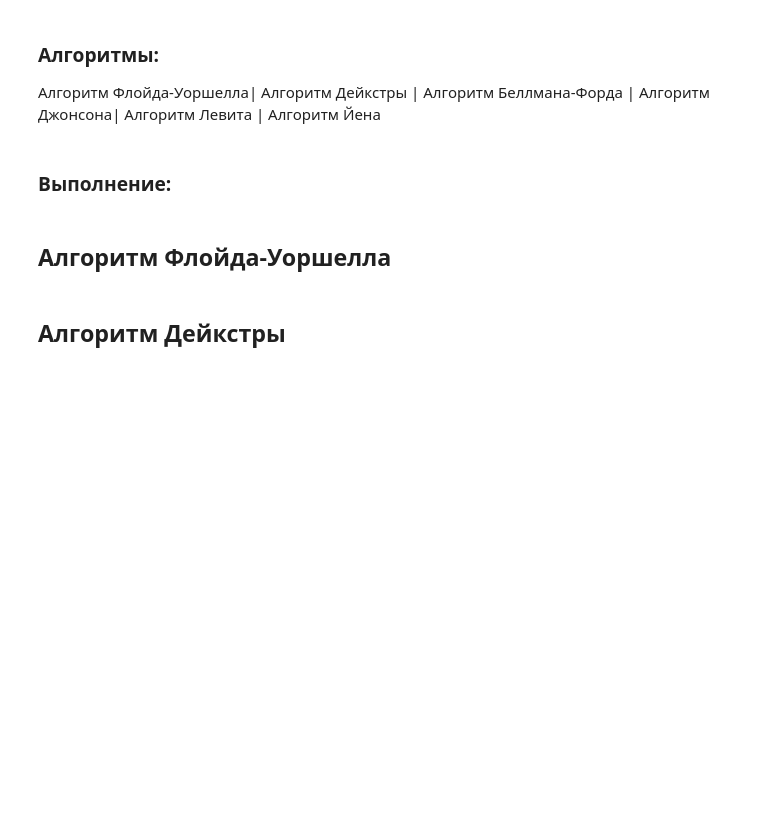
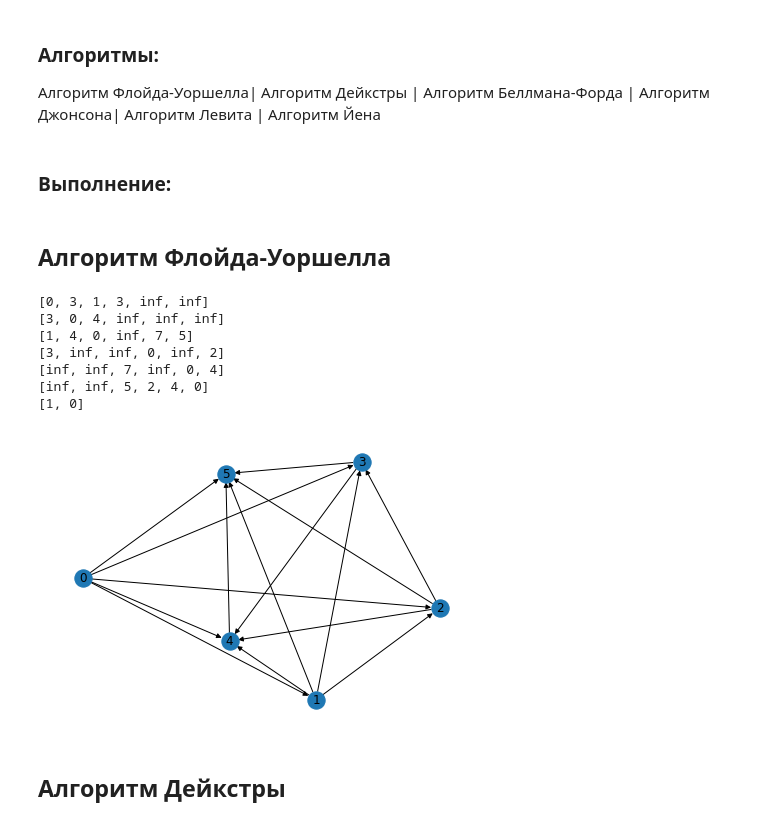
Before and after one commit to denixx-dev/SIAOD_Denis_Smirnov, a Jupyter notebook: Labs/Lab6.ipynb, the cells around one changed output. Saved outputs shown, nothing was run; the diff lists cells and outputs as text; code cells hidden in the pictures; blank space fills up the shorter version.

```diff
--- a/Labs/Lab6.ipynb
+++ b/Labs/Lab6.ipynb
@@ -23,6 +23,71 @@
 ### Выполнение:
 # %% [markdown]
 ## Алгоритм Флойда-Уоршелла
+# %%
+import networkx as nx
+import math
+import matplotlib.pyplot as plt
+import numpy as np
+
+try:
+  # считываем текстовый файл
+#     with open("C:/Users/Денис/Python_SIAOD/SIAOD_Denis_Smirnov/Labs/Matrix_6.txt", "r", encoding = "utf-8") as fileDij:
+    with open("C:/Users/Денис/Python_SIAOD/Python_SIAOD/Labs/Matrix_6.txt", "r", encoding = "utf-8") as fileDij:
+        matrix = [[int(num) for num in line.split(',')] for line in fileDij] # загружаем матрицу дорог графа
+
+        for i in range(len(matrix)):
+            for j in range(len(matrix[i])):
+                if i!=j and matrix[i][j]==0:
+                    matrix[i][j] = math.inf
+
+        for i in matrix:
+            print(i)
+
+        def get_path(P, u, v):
+            # Сначала записываем в список path пройденных путей конечную вершину
+            path = [u]
+            # Будем записывать в path все вершины, пока не придем до начальной
+            while u != v:
+                # Номер промежуточной вершины
+                u = P[u][v]
+                path.append(u)
+            return path
+
+        # Число вершин в графе
+        N = len(matrix)
+        # Начальный список предыдущих вершин для поиска кратчайших маршрутов
+        P = [[v for v in range(N)] for u in range(N)]
+
+        # Реализация алгоритма Флойда-Уоршелла
+        for k in range(N):
+            for i in range(N):
+                for j in range(N):
+                    # Проходимся по дополнительным вершинам к
+                    d = matrix[i][k] + matrix[k][j]
+                    # Если маршрут через доп. точки оказался меньше, чем тот, который был в самой матрице,
+                    # то сохраняем его и сохраняем номер вершины к, через которую нужно пройти
+                    if matrix[i][j] > d:
+                        matrix[i][j] = d
+                        P[i][j] = k
+
+        end = 1
+        start = 0
+        print(get_path(P, end, start))
+
+        graph = nx.Graph(np.matrix(matrix))
+        nx.draw(graph, pos=nx.spring_layout(graph), with_labels=True, node_size=300, arrows=True)
+
+except FileNotFoundError:
+    print("Файл не был найден")
+# %% [output]
+[0, 3, 1, 3, inf, inf]
+[3, 0, 4, inf, inf, inf]
+[1, 4, 0, inf, 7, 5]
+[3, inf, inf, 0, inf, 2]
+[inf, inf, 7, inf, 0, 4]
+[inf, inf, 5, 2, 4, 0]
+[1, 0]
+[figure, added]
 # %% [markdown]
 ## Алгоритм Дейкстры
 # %%
```
Also changed, not shown: parts of 1 cell of this notebook.
